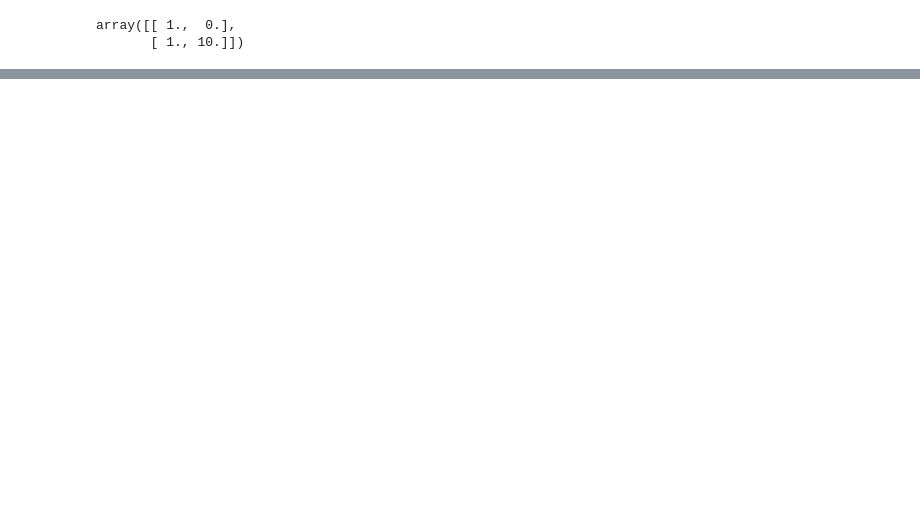
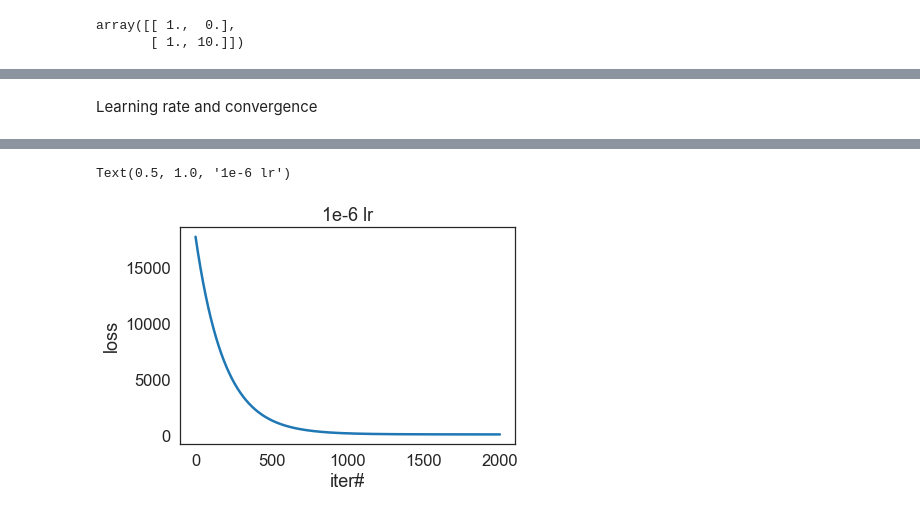
Before and after one commit to sidisha17/TestRepo, a Jupyter notebook: Linear_regression_components.ipynb, the cells around one changed output, grey strips where cells are left out. Saved outputs shown, nothing was run; the diff lists cells and outputs as text; code cells hidden in the pictures; blank space fills up the shorter version.

```diff
--- a/Linear_regression_components.ipynb
+++ b/Linear_regression_components.ipynb
@@ -537,0 +587,7 @@ array([[ 1.,  0.],
+# %% [markdown]
+Learning rate and convergence
+# %%
+w,err_all,w_all = gradient_descent(X_train, y_train, lr = 1e-6, num_epochs = 2000)
+plot_learning_curve(err_all)
+plt.title("1e-6 lr")
+# %% [output]
@@ -537,0 +614,2 @@ array([[ 1.,  0.],
+Text(0.5, 1.0, '1e-6 lr')
+[figure, added]
```
Also changed, not shown: parts of 37 cells of this notebook, 1 other file.
